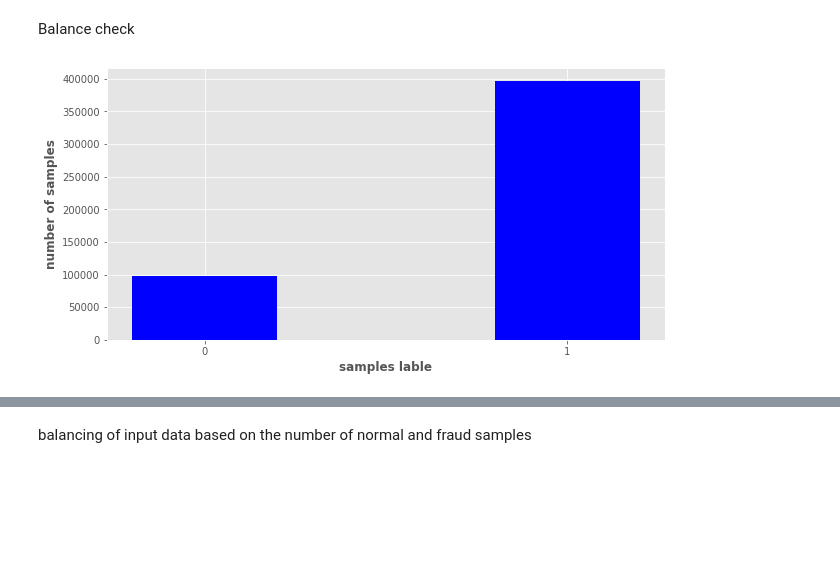
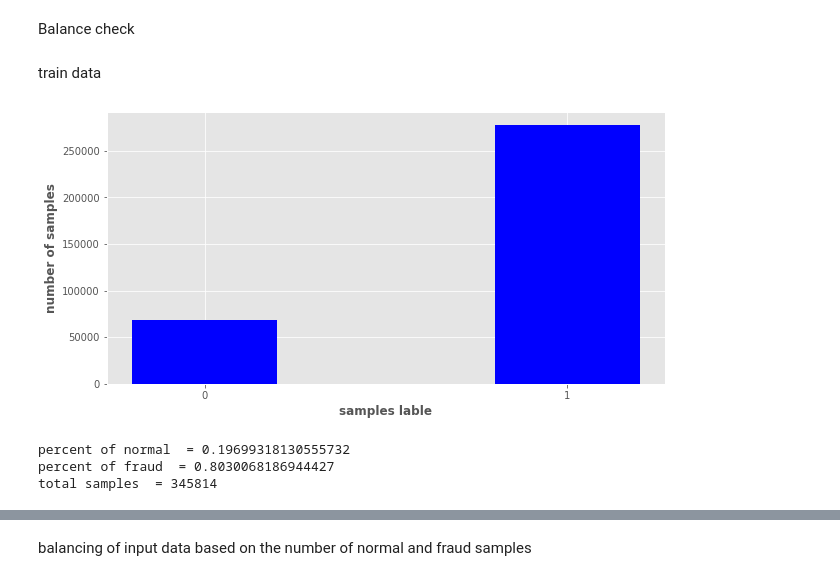
Before and after one commit to navid-finra/finra2, a Jupyter notebook: imp/finra.ipynb, the cells around one changed output, grey strips where cells are left out. Drawn from its saved outputs; the diff is of its cells as text; code cells hidden in the pictures; blank space fills up the shorter version.

```diff
--- a/imp/finra.ipynb
+++ b/imp/finra.ipynb
@@ -39,7 +43,7 @@ Requirement already satisfied: threadpoolctl>=2.0.0 in /usr/local/lib/python3.7/
 # %% [markdown]
 ## read data
 # %%
-df = pd.read_csv("../data/kddcup99.csv",index_col=0).reset_index(drop=True)
+df = pd.read_csv(r"../data/kddcup99.csv",index_col=0).reset_index(drop=True)
 np.random.seed(42)
 ### change of decision variable classes by tagging 0 for normal and 1 for fraud ----just for kdd----
 df.loc[(df.label !="normal"),"target"] = 1
@@ -118,18 +122,27 @@ plt.show()
 ## Balance check & Split data to 10 clusters
 # %% [markdown]
 Balance check
+# %%
+x_train, x_test, y_train, y_test = train_test_split(features_df1, label_df, train_size = 0.7, random_state = 42)
+# %% [markdown]
+train data
 # %%
-target = label_df.tolist()
+target = y_train.tolist()
 target_counter = []
 for i in range(2):
     counter = target.count(i)
     target_counter.append(counter)
 fig = plt.figure(figsize = (10, 5))
 numbers = ['0','1']
-# creating the bar plot
 plt.bar(numbers, target_counter, color ='blue', width = 0.4)
 plt.xlabel("samples lable", fontweight ='bold')
 plt.ylabel("number of samples", fontweight ='bold')
 plt.show()
+print(f"percent of normal  = {target_counter[0]/len(target)}")
+print(f"percent of fraud  = {target_counter[1]/len(target)}")
+print(f"total samples  = {len(target)}")
 # %% [output]
-[figure, old version]
+[figure, new version]
+percent of normal  = 0.19699318130555732
+percent of fraud  = 0.8030068186944427
+total samples  = 345814
```
Also changed, not shown: parts of 36 cells of this notebook.
